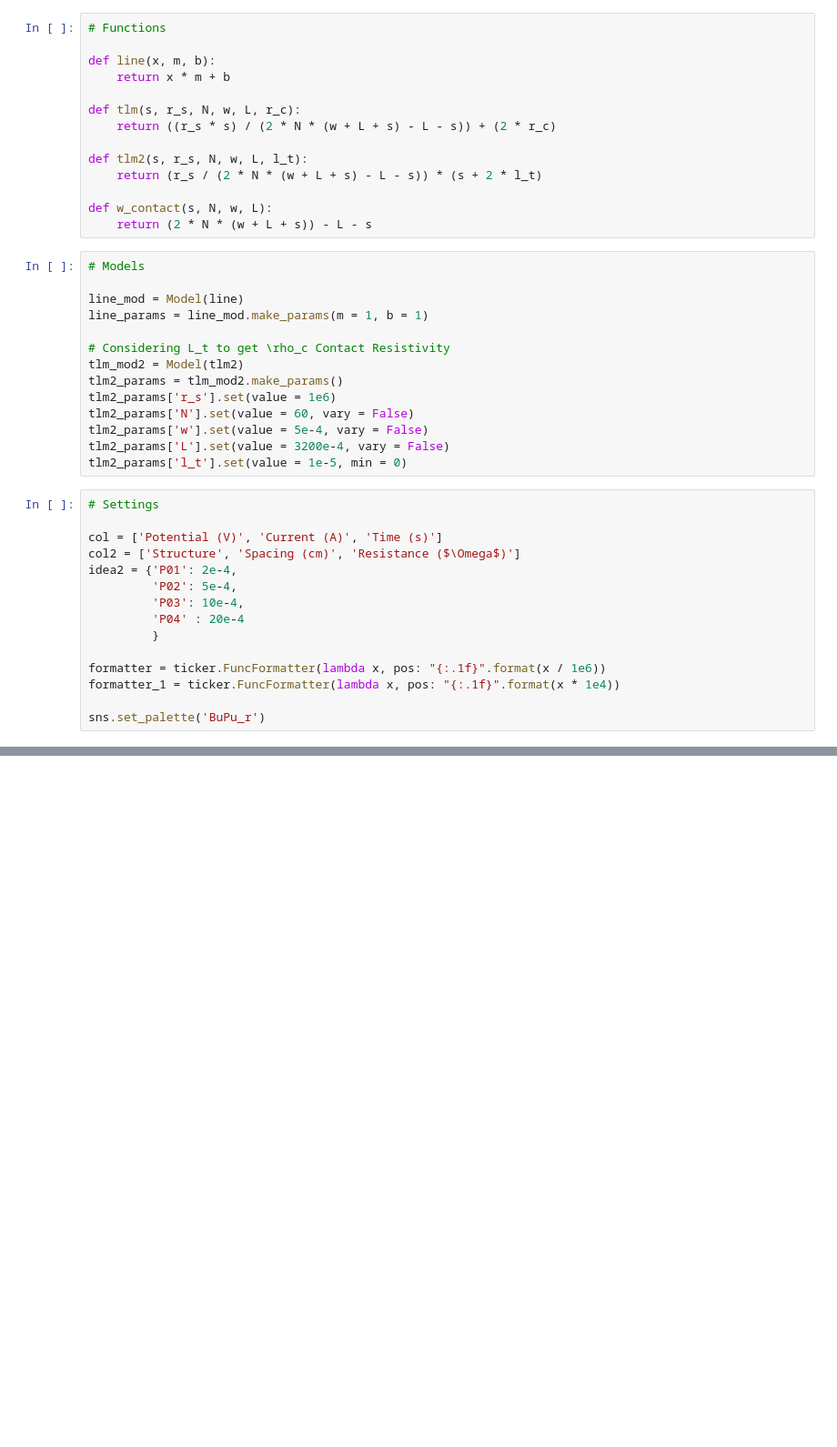
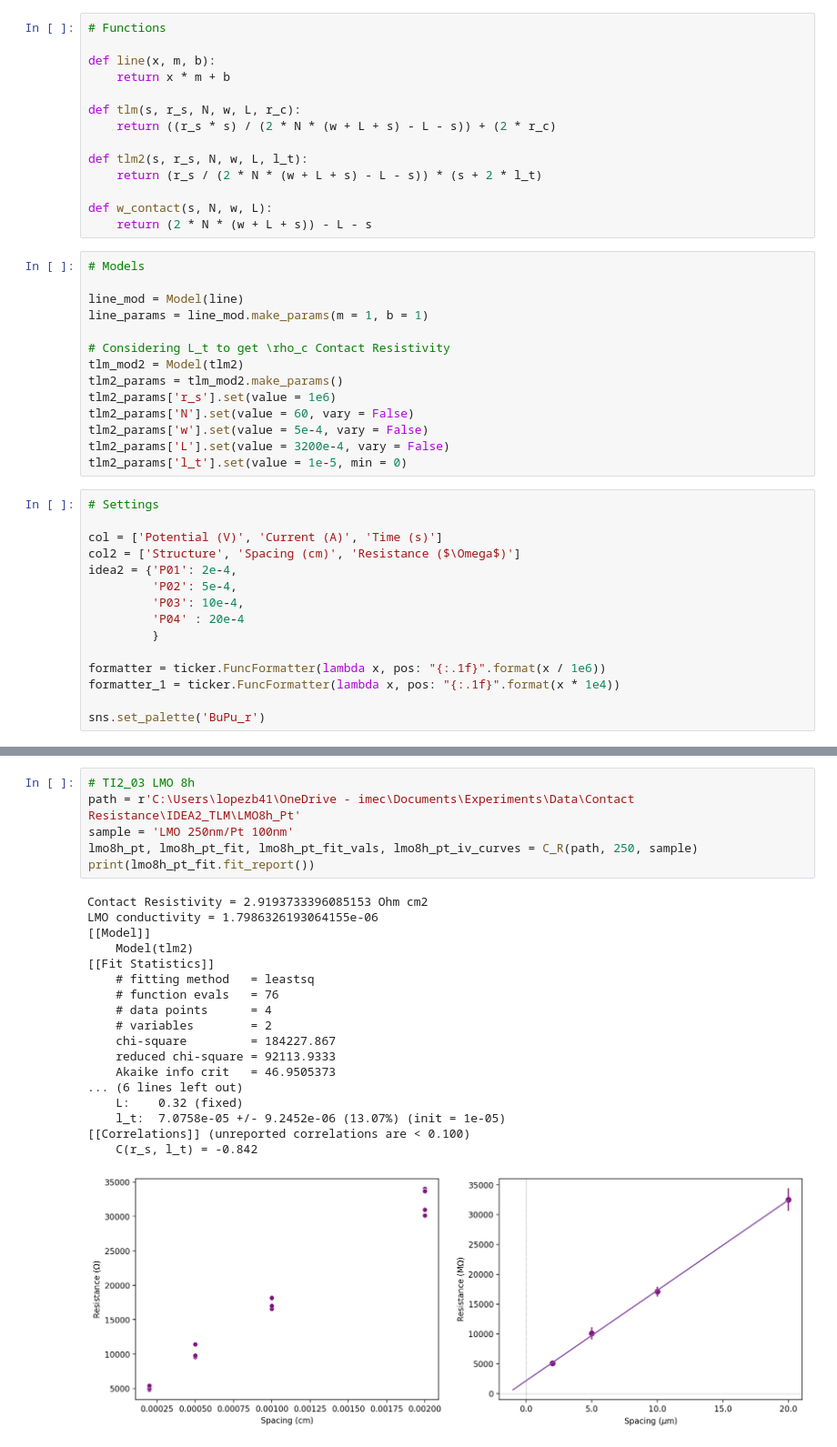
Before and after one commit to ridcil/Code, a Jupyter notebook: TLM_IDEA2.ipynb, the cells around one changed output, grey strips where cells are left out. Shown at 91% size. Cells and saved outputs as stored; diff of their text form; blank space fills up the shorter version.

```diff
--- a/TLM_IDEA2.ipynb
+++ b/TLM_IDEA2.ipynb
@@ -188,2 +155,27 @@ lmo_c_pt_fit_vals
+# %%
+# TI2_03 LMO 8h
+path = r'C:\Users\lopezb41\OneDrive - imec\Documents\Experiments\Data\Contact Resistance\IDEA2_TLM\LMO8h_Pt'
+sample = 'LMO 250nm/Pt 100nm'
+lmo8h_pt, lmo8h_pt_fit, lmo8h_pt_fit_vals, lmo8h_pt_iv_curves = C_R(path, 250, sample)
+print(lmo8h_pt_fit.fit_report())
+# %% [output]
+Contact Resistivity = 2.9193733396085153 Ohm cm2
+LMO conductivity = 1.7986326193064155e-06
+[[Model]]
+    Model(tlm2)
+[[Fit Statistics]]
+    # fitting method   = leastsq
+    # function evals   = 76
+    # data points      = 4
+    # variables        = 2
+    chi-square         = 184227.867
+    reduced chi-square = 92113.9333
+    Akaike info crit   = 46.9505373
+... (6 lines left out)
+    L:    0.32 (fixed)
+    l_t:  7.0758e-05 +/- 9.2452e-06 (13.07%) (init = 1e-05)
+[[Correlations]] (unreported correlations are < 0.100)
+    C(r_s, l_t) = -0.842
+[figure, added]
 # %%
 # Compare
```
Also changed, not shown: parts of 5 cells of this notebook, 1 other file.
